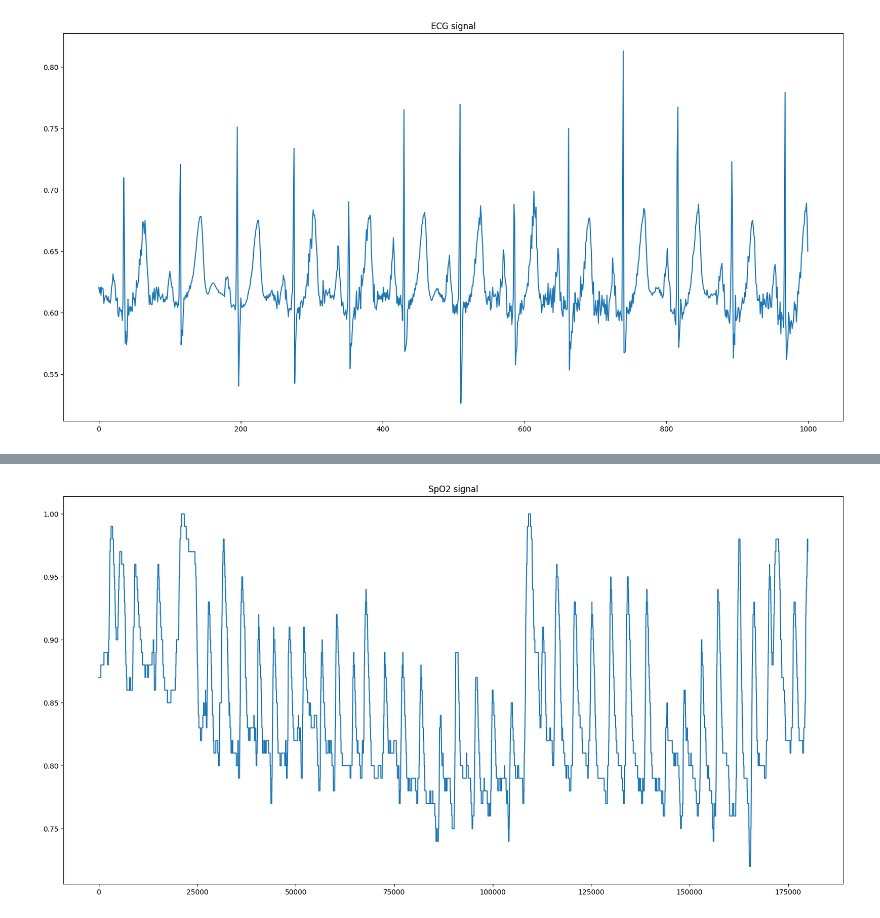
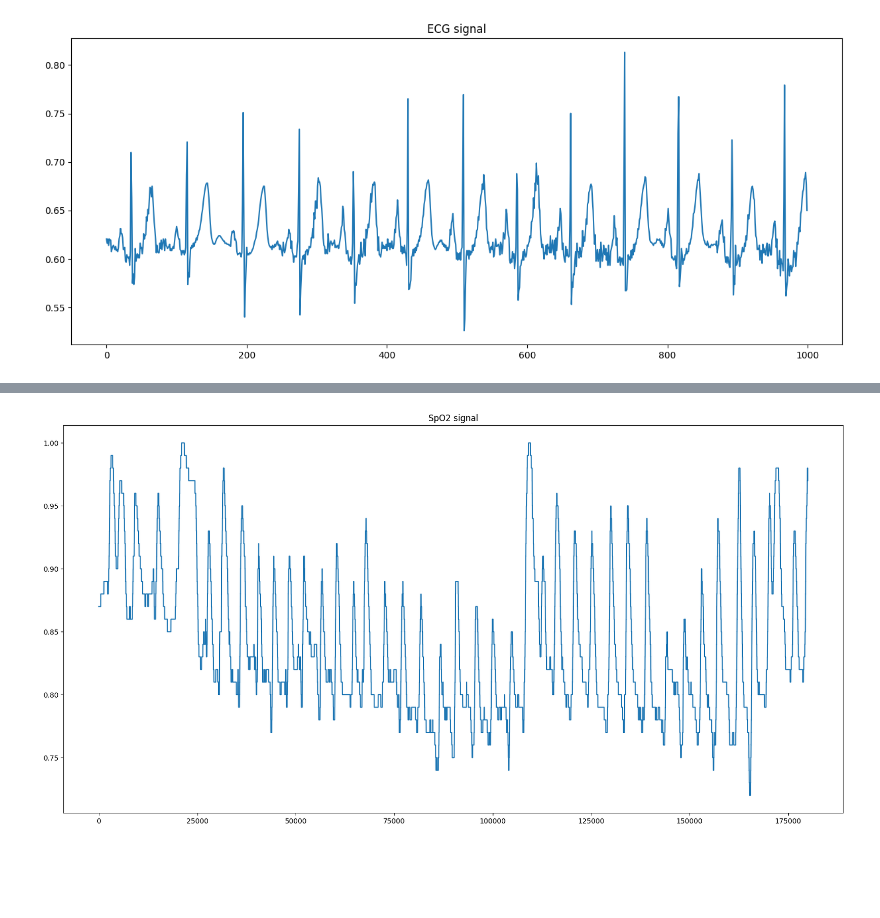
Before and after one commit to lucky-and-minie222702/OSA-detection-using-ECG, a Jupyter notebook: view_signal.ipynb, the cells around one changed output, grey strips where cells are left out. Drawn from its saved outputs; the diff is of its cells as text; code cells hidden in the pictures; blank space fills up the shorter version.

```diff
--- a/view_signal.ipynb
+++ b/view_signal.ipynb
@@ -7,9 +11,9 @@ from src.data_functions import *
 ECG_sig, _ = get_patients_ECG([2])
 SpO2_sig, _ = get_patients_SpO2([2])
 # %%
-plt.figure(figsize=(20, 10))
+plt.figure(figsize=(15, 6))
 plt.plot(ECG_sig[1][:1000:])
 plt.title("ECG signal")
 plt.show()
 # %% [output]
-[figure, old version]
+[figure, new version]
```
Also changed, not shown: parts of 4 cells of this notebook, 7 other files.
